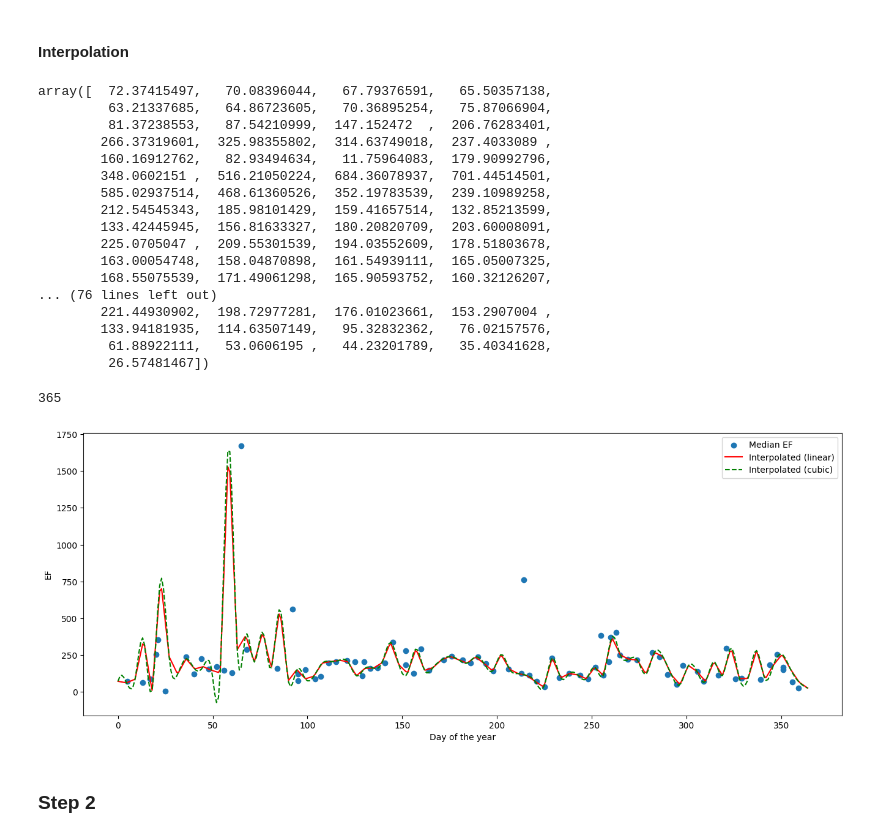
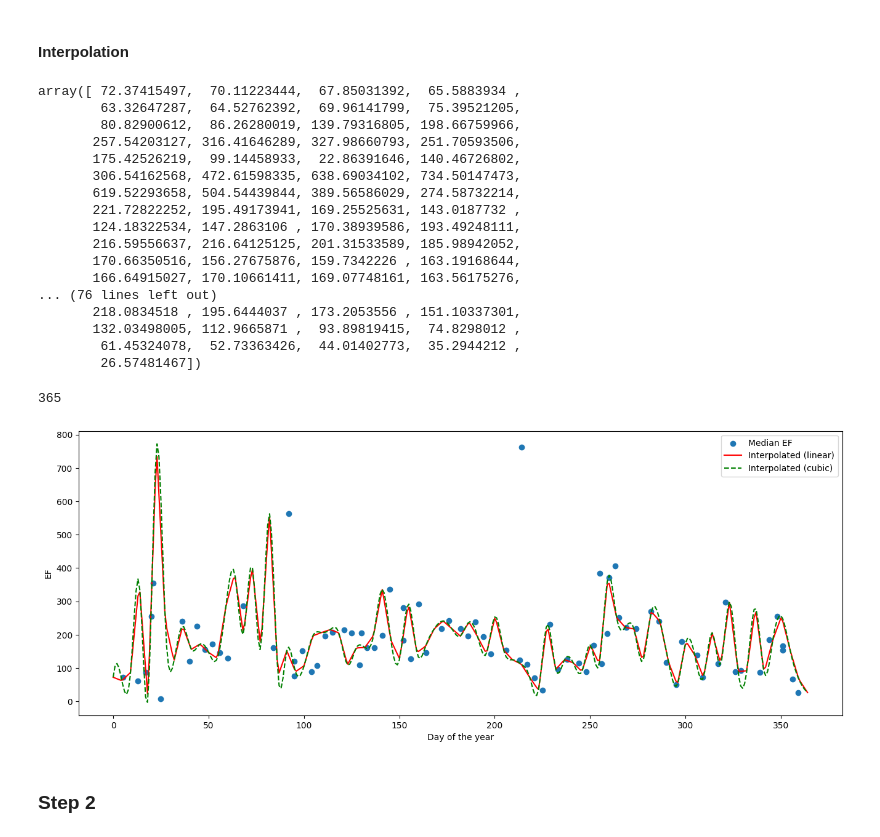
Before and after one commit to ramipiik/Data-Science-Project, a Jupyter notebook: Baseline.ipynb, the cells around one changed output. Cells and saved outputs as stored; diff of their text form; code cells hidden in the pictures.

```diff
--- a/Baseline.ipynb
+++ b/Baseline.ipynb
@@ -160,8 +160,8 @@ MT.tail()
 # %% [markdown]
 #### Step 1
 # %%
-# Filter out years with warm summers (2010, 2018, 2021)
-warm_summer_years = [2010, 2018, 2021]
+# Filter out years with warm summers (2010, 2018, 2021) and 2020 when march was wierd
+warm_summer_years = [2010, 2018, 2020, 2021]
 filtered_MT = MT[~MT.index.year.isin(warm_summer_years)]
 filtered_T = T[~T.index.year.isin(warm_summer_years)]
 # %%
@@ -522,3 +585,6 @@ EF_grouped
+# %%
+# Drop the 03-05 data point from EF_grouped
+EF_grouped_march_dropped = EF_grouped.drop('03-05')
 # %% [markdown]
 #### Interpolation
 # %%
@@ -529,26 +595,26 @@ def interpolate_EF(EF: pd.DataFrame, kind='linear') -> np.ndarray:
     EF_interpolated = f(xnew)
     return EF_interpolated
 # %%
-interpolated = interpolate_EF(EF_grouped['EF'], kind='linear')
+interpolated = interpolate_EF(EF_grouped_march_dropped['EF'], kind='linear')
 interpolated
 # %% [output]
-array([  72.37415497,   70.08396044,   67.79376591,   65.50357138,
-         63.21337685,   64.86723605,   70.36895254,   75.87066904,
-         81.37238553,   87.54210999,  147.152472  ,  206.76283401,
-        266.37319601,  325.98355802,  314.63749018,  237.4033089 ,
-        160.16912762,   82.93494634,   11.75964083,  179.90992796,
-        348.0602151 ,  516.21050224,  684.36078937,  701.44514501,
-        585.02937514,  468.61360526,  352.19783539,  239.10989258,
-        212.54545343,  185.98101429,  159.41657514,  132.85213599,
-        133.42445945,  156.81633327,  180.20820709,  203.60008091,
-        225.0705047 ,  209.55301539,  194.03552609,  178.51803678,
-        163.00054748,  158.04870898,  161.54939111,  165.05007325,
-        168.55075539,  171.49061298,  165.90593752,  160.32126207,
+array([ 72.37415497,  70.11223444,  67.85031392,  65.5883934 ,
+        63.32647287,  64.52762392,  69.96141799,  75.39521205,
+        80.82900612,  86.26280019, 139.79316805, 198.66759966,
+       257.54203127, 316.41646289, 327.98660793, 251.70593506,
+       175.42526219,  99.14458933,  22.86391646, 140.46726802,
+       306.54162568, 472.61598335, 638.69034102, 734.50147473,
+       619.52293658, 504.54439844, 389.56586029, 274.58732214,
+       221.72822252, 195.49173941, 169.25525631, 143.0187732 ,
+       124.18322534, 147.2863106 , 170.38939586, 193.49248111,
+       216.59556637, 216.64125125, 201.31533589, 185.98942052,
+       170.66350516, 156.27675876, 159.7342226 , 163.19168644,
+       166.64915027, 170.10661411, 169.07748161, 163.56175276,
 ... (76 lines left out)
-        221.44930902,  198.72977281,  176.01023661,  153.2907004 ,
-        133.94181935,  114.63507149,   95.32832362,   76.02157576,
-         61.88922111,   53.0606195 ,   44.23201789,   35.40341628,
-         26.57481467])
+       218.0834518 , 195.6444037 , 173.2053556 , 151.10337301,
+       132.03498005, 112.9665871 ,  93.89819415,  74.8298012 ,
+        61.45324078,  52.73363426,  44.01402773,  35.2944212 ,
+        26.57481467])
 # %%
 # Check the length of the interpolated EF values
 len(interpolated)
@@ -557,15 +623,15 @@ len(interpolated)
 # %%
 # Plot the interpolated EF values as a line whith linear and cubic interpolation using the function above
 plt.figure(figsize=(16, 6))
-plt.scatter(EF_grouped['day_of_year'], EF_grouped['EF'], label='Median EF')
-plt.plot(np.arange(0, 365), interpolate_EF(EF_grouped['EF'], kind='linear'), label='Interpolated (linear)', linestyle='-', color='red')
-plt.plot(np.arange(0, 365), interpolate_EF(EF_grouped['EF'], kind='cubic'), label='Interpolated (cubic)', linestyle='--', color='green')
+plt.scatter(EF_grouped_march_dropped['day_of_year'], EF_grouped_march_dropped['EF'], label='Median EF')
+plt.plot(np.arange(0, 365), interpolate_EF(EF_grouped_march_dropped['EF'], kind='linear'), label='Interpolated (linear)', linestyle='-', color='red')
+plt.plot(np.arange(0, 365), interpolate_EF(EF_grouped_march_dropped['EF'], kind='cubic'), label='Interpolated (cubic)', linestyle='--', color='green')
 plt.xlabel('Day of the year')
 plt.ylabel('EF')
 plt.legend()
 plt.show()
 # %% [output]
-[figure, old version]
+[figure, new version]
 # %% [markdown]
 ### Step 2
 # %%
```
Also changed, not shown: parts of 16 cells of this notebook.
